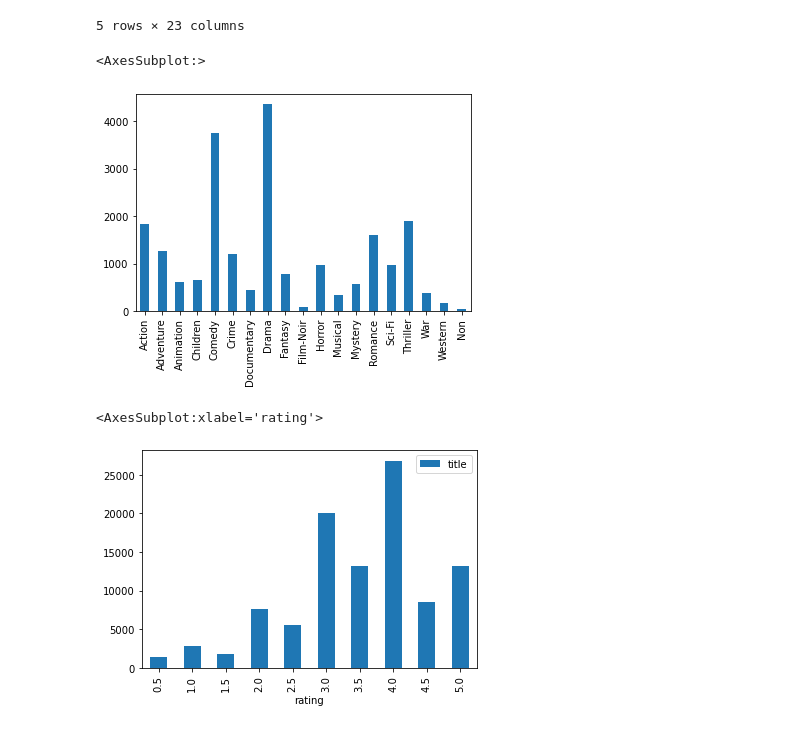
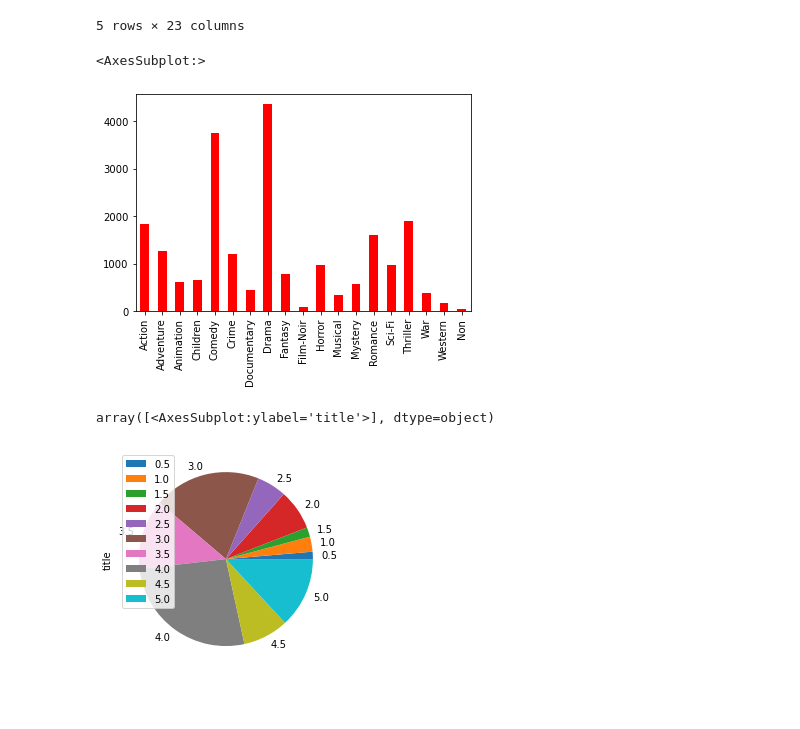
Before and after one commit to yihuaH/cs105-final-project, a Jupyter notebook: final_hao.ipynb, the cells around one changed output. Cells and saved outputs as stored; diff of their text form; code cells hidden in the pictures; blank space fills up the shorter version.

```diff
--- a/final_hao.ipynb
+++ b/final_hao.ipynb
@@ -69,14 +69,14 @@ ratings.head()
 # %%
 movies1=movies.iloc[:,3:].copy(deep=True)
 movies1=movies1.sum()
-movies1.plot.bar()
+movies1.plot.bar(color = 'red')
 # %% [output]
 <AxesSubplot:>
-[figure, old version]
+[figure, new version]
 # %%
 count_ratings=ratings.groupby('rating').agg({'title':'count'})
-count_ratings.plot.bar()
+count_ratings.plot.pie(subplots=True)
 # %% [output]
-<AxesSubplot:xlabel='rating'>
+array([<AxesSubplot:ylabel='title'>], dtype=object)
-[figure, old version]
+[figure, new version]
 # %%
```
Also changed, not shown: parts of 4 cells of this notebook.
